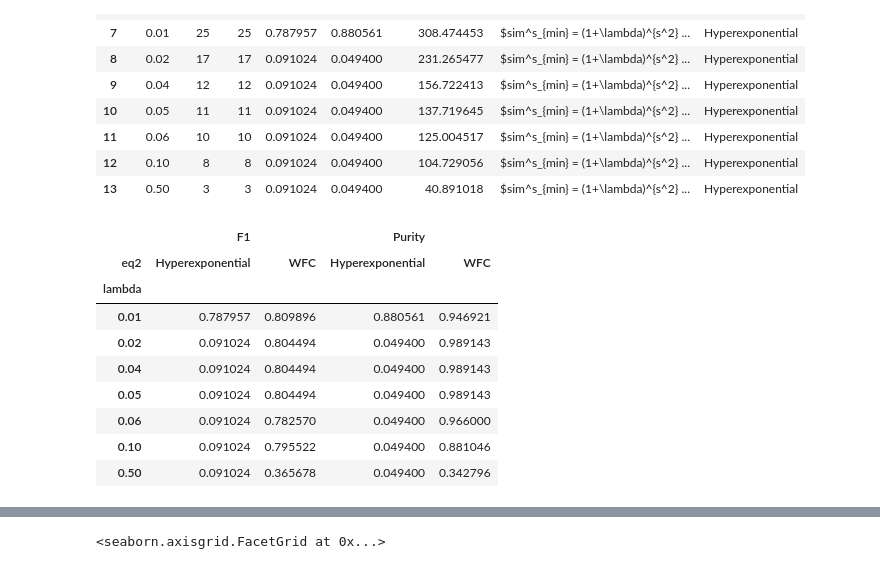
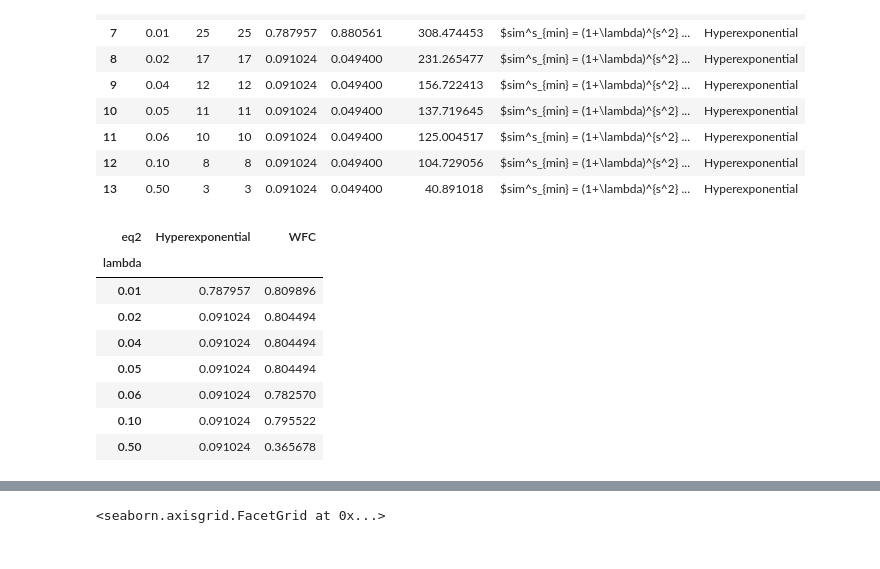
Before and after one commit to yhqjohn/wfc_plotting, a Jupyter notebook: plot.ipynb, the cells around one changed output, grey strips where cells are left out. Drawn from its saved outputs; the diff is of its cells as text; code cells hidden in the pictures.

```diff
--- a/plot.ipynb
+++ b/plot.ipynb
@@ -42,18 +42,20 @@ df
 | 12 | 0.10 | 8 | 8 | 0.091024 | 0.049400 | 104.729056 | $sim^s_{min} = (1+\lambda)^{s^2} ... | Hyperexponential |
 | 13 | 0.50 | 3 | 3 | 0.091024 | 0.049400 | 40.891018 | $sim^s_{min} = (1+\lambda)^{s^2} ... | Hyperexponential |
 # %%
-df_F1 = df[['lambda','F1', 'eq']].pivot(index='lambda', columns='eq')
+df_F1 = df[['lambda','F1', 'eq2']].pivot(index='lambda', columns='eq2')
 df_F1
 df2 = df[['lambda','F1', 'Purity', 'eq2']].pivot(index='lambda', columns='eq2')
 df2
+df_time = df[['lambda','Running Time (s)', 'eq2']].pivot(index='lambda', columns='eq2')
+df_time
+df2['F1']
 # %% [output]
-|  | F1 |  | Purity |  |
-| eq2 | Hyperexponential | WFC | Hyperexponential | WFC |
-| lambda |  |  |  |  |
-| 0.01 | 0.787957 | 0.809896 | 0.880561 | 0.946921 |
-| 0.02 | 0.091024 | 0.804494 | 0.049400 | 0.989143 |
-| 0.04 | 0.091024 | 0.804494 | 0.049400 | 0.989143 |
-| 0.05 | 0.091024 | 0.804494 | 0.049400 | 0.989143 |
-| 0.06 | 0.091024 | 0.782570 | 0.049400 | 0.966000 |
-| 0.10 | 0.091024 | 0.795522 | 0.049400 | 0.881046 |
-| 0.50 | 0.091024 | 0.365678 | 0.049400 | 0.342796 |
+| eq2 | Hyperexponential | WFC |
+| lambda |  |  |
+| 0.01 | 0.787957 | 0.809896 |
+| 0.02 | 0.091024 | 0.804494 |
+| 0.04 | 0.091024 | 0.804494 |
+| 0.05 | 0.091024 | 0.804494 |
+| 0.06 | 0.091024 | 0.782570 |
+| 0.10 | 0.091024 | 0.795522 |
+| 0.50 | 0.091024 | 0.365678 |
```
Also changed, not shown: parts of 4 cells of this notebook, 3 other files.
